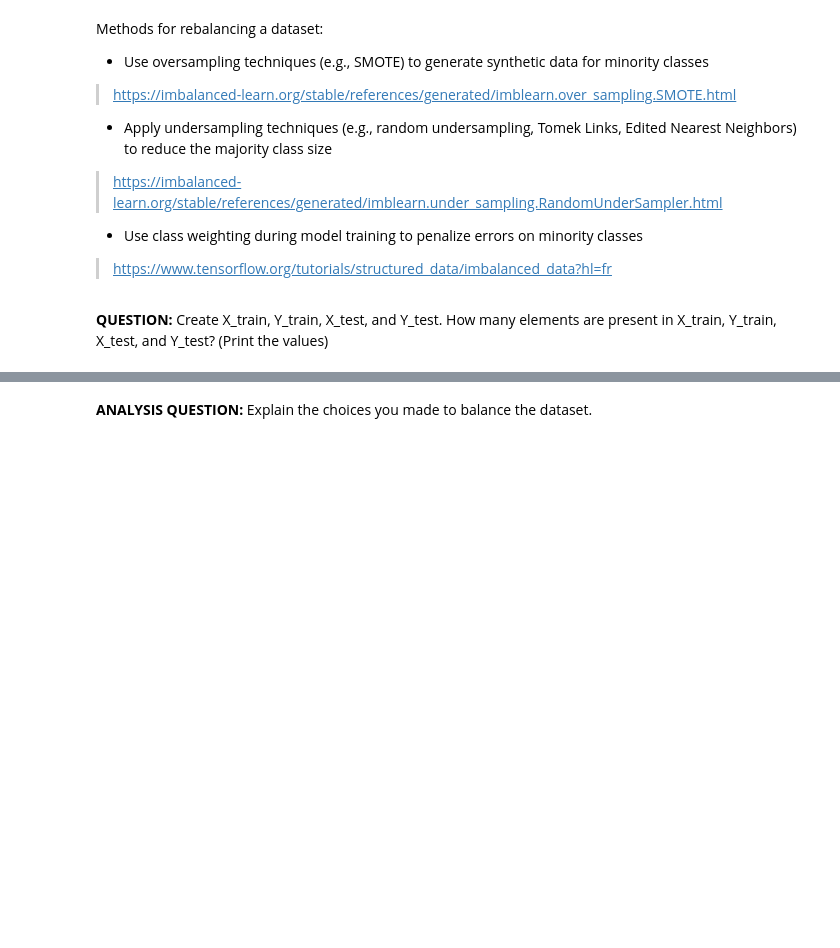
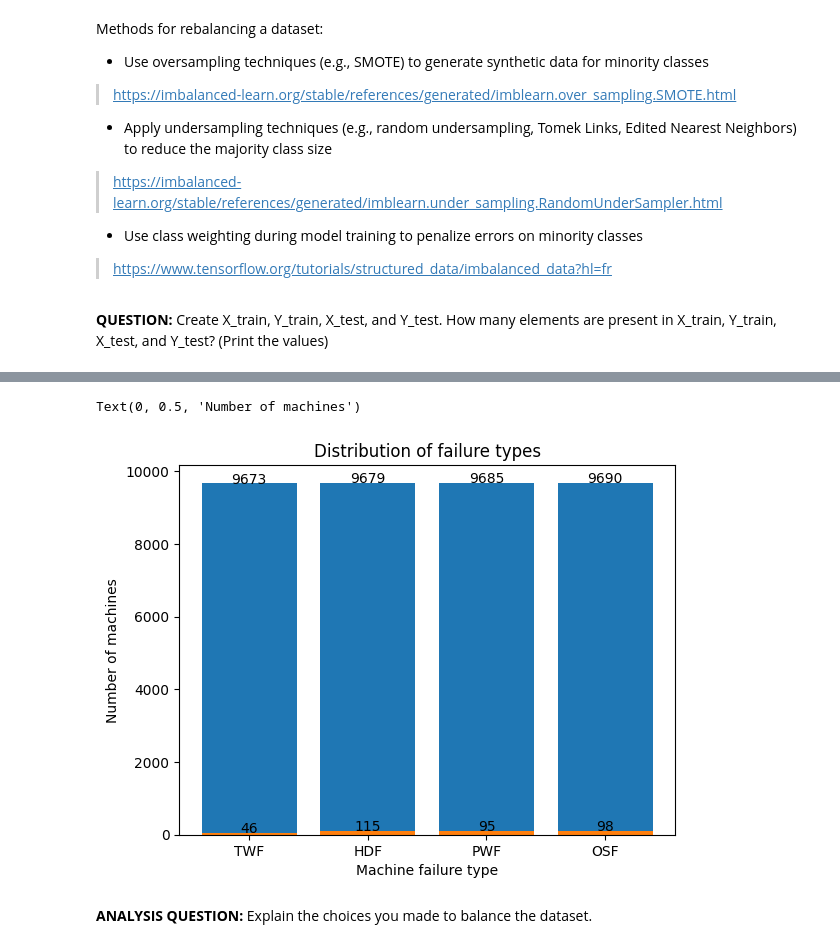
Before and after one commit to lucobyX6/Embedded_AI, a Jupyter notebook: 2_Jupyter/TP_IA_EMBARQUEE.ipynb, the cells around one changed output, grey strips where cells are left out. Saved outputs shown, nothing was run; the diff lists cells and outputs as text; code cells hidden in the pictures; blank space fills up the shorter version.

```diff
--- a/2_Jupyter/TP_IA_EMBARQUEE.ipynb
+++ b/2_Jupyter/TP_IA_EMBARQUEE.ipynb
@@ -332,3 +446,20 @@ disp.plot()
+# %%
+machine_TWF_after = machine_failure[machine_failure['TWF'] == 1]
+machine_HDF_after = machine_failure[machine_failure['HDF'] == 1]
+machine_PWF_after = machine_failure[machine_failure['PWF'] == 1]
+machine_OSF_after = machine_failure[machine_failure['OSF'] == 1]
+
+chart = plt.bar(["TWF", "HDF", "PWF", "OSF"], [len(machine_TWF_after),len(machine_HDF_after), len(machine_PWF_after), len(machine_OSF_after)], width=0.8)
+add_text_to_bar_chart([len(machine_TWF_after),len(machine_HDF_after), len(machine_PWF_after), len(machine_OSF_after)], chart)
+chart = plt.bar(["TWF", "HDF", "PWF", "OSF"], [len(machine_TWF),len(machine_HDF), len(machine_PWF), len(machine_OSF)], width=0.8)
+add_text_to_bar_chart([len(machine_TWF),len(machine_HDF), len(machine_PWF), len(machine_OSF)], chart)
+
+plt.title("Distribution of failure types")
+plt.xlabel("Machine failure type")
+plt.ylabel("Number of machines")
+# %% [output]
+Text(0, 0.5, 'Number of machines')
+[figure, added]
 # %% [markdown]
 **ANALYSIS QUESTION:** Explain the choices you made to balance the dataset.
 # %% [markdown]
```
Also changed, not shown: parts of 26 cells of this notebook, 51 other files.
